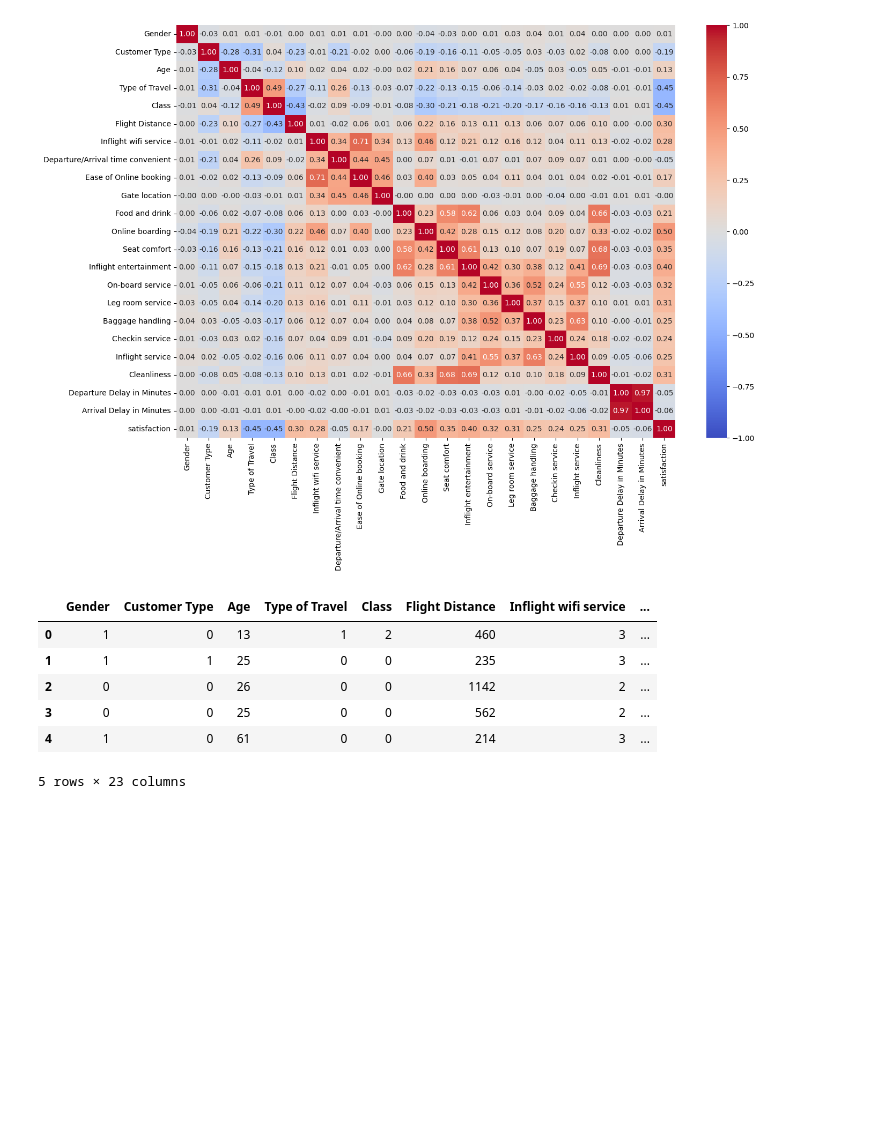
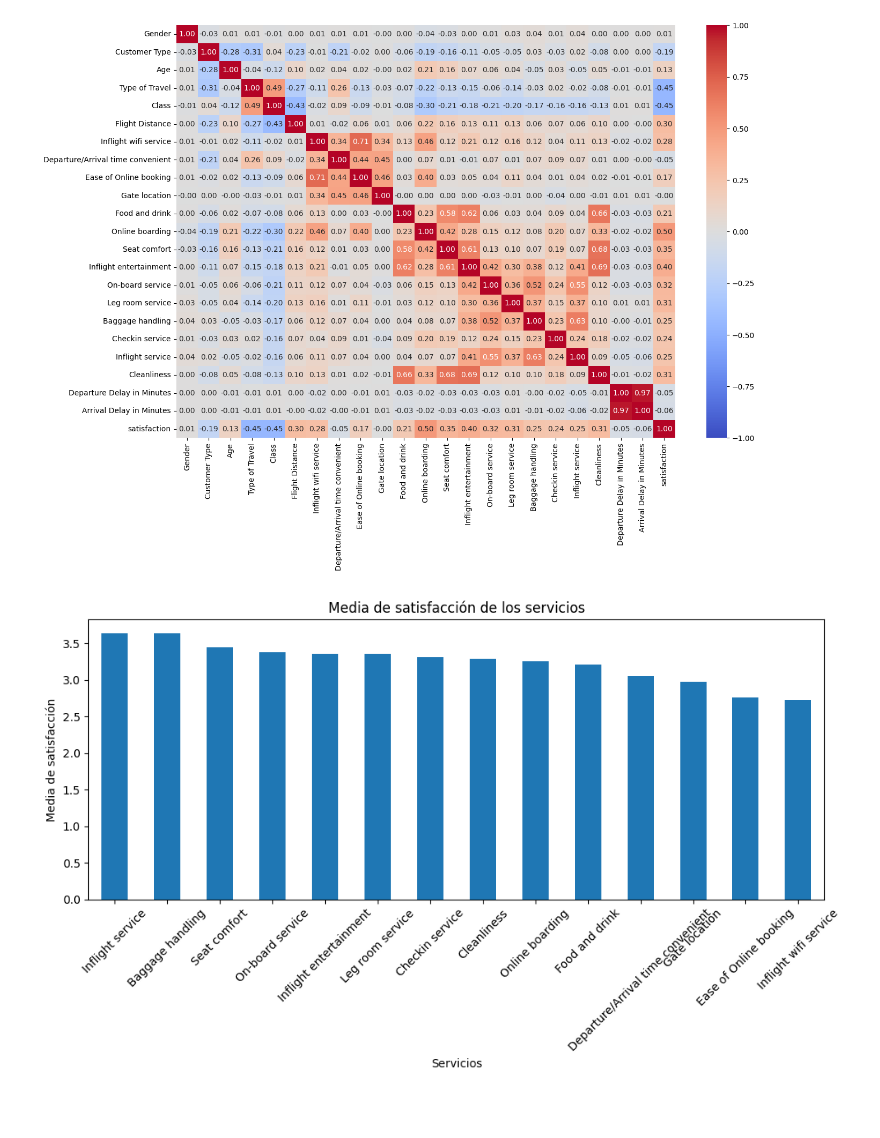
Before and after one commit to fgghi/Proyecto-Sis-Inteligentes, a Jupyter notebook: EDA/eda-notebook.ipynb, the cells around one changed output. Saved outputs shown, nothing was run; the diff lists cells and outputs as text; code cells hidden in the pictures; blank space fills up the shorter version.

```diff
--- a/EDA/eda-notebook.ipynb
+++ b/EDA/eda-notebook.ipynb
@@ -519,16 +519,20 @@ plt.show()
 # %% [output]
 [figure]
 [figure]
-# %%
-data_transformed.head()
-# %% [output]
-|  | Gender | Customer Type | Age | Type of Travel | Class | Flight Distance | Inflight wifi service | ... |
-| 0 | 1 | 0 | 13 | 1 | 2 | 460 | 3 | ... |
-| 1 | 1 | 1 | 25 | 0 | 0 | 235 | 3 | ... |
-| 2 | 0 | 0 | 26 | 0 | 0 | 1142 | 2 | ... |
-| 3 | 0 | 0 | 25 | 0 | 0 | 562 | 2 | ... |
-| 4 | 1 | 0 | 61 | 0 | 0 | 214 | 3 | ... |
-5 rows × 23 columns
+# %%
+services_means_df = data[['Inflight wifi service','Departure/Arrival time convenient','Ease of Online booking','Gate location','Food and drink',
+                                  'Online boarding','Seat comfort','Inflight entertainment','On-board service','Leg room service','Baggage handling','Checkin service','Inflight service','Cleanliness']].mean()
+
+services_means_df = services_means_df.sort_values(ascending=False)
+services_means_df.plot(kind='bar', figsize=(10, 6))
+plt.xlabel('Servicios')
+plt.ylabel('Media de satisfacción')
+plt.title('Media de satisfacción de los servicios')
+plt.xticks(rotation=45)
+plt.tight_layout()
+plt.show()
+# %% [output]
+[figure, added]
 # %% [markdown]
 #
 # %%
```
